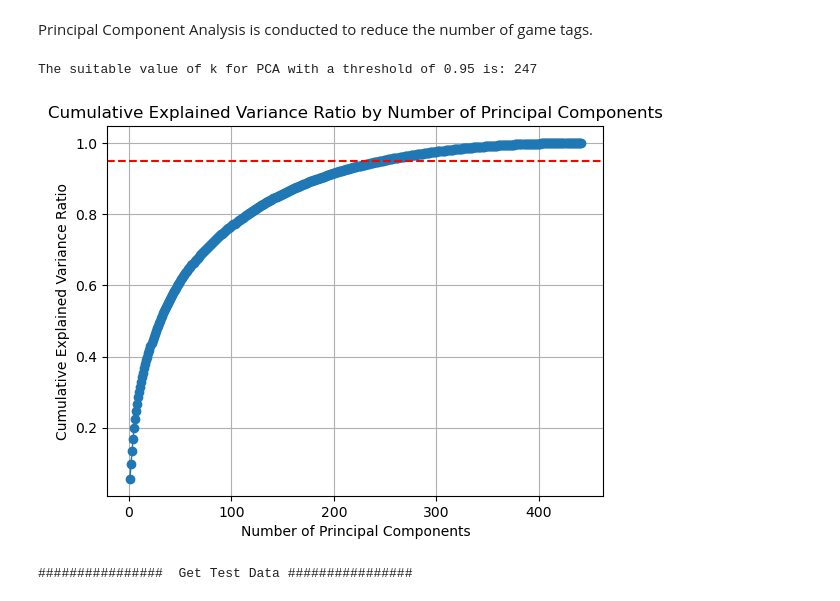
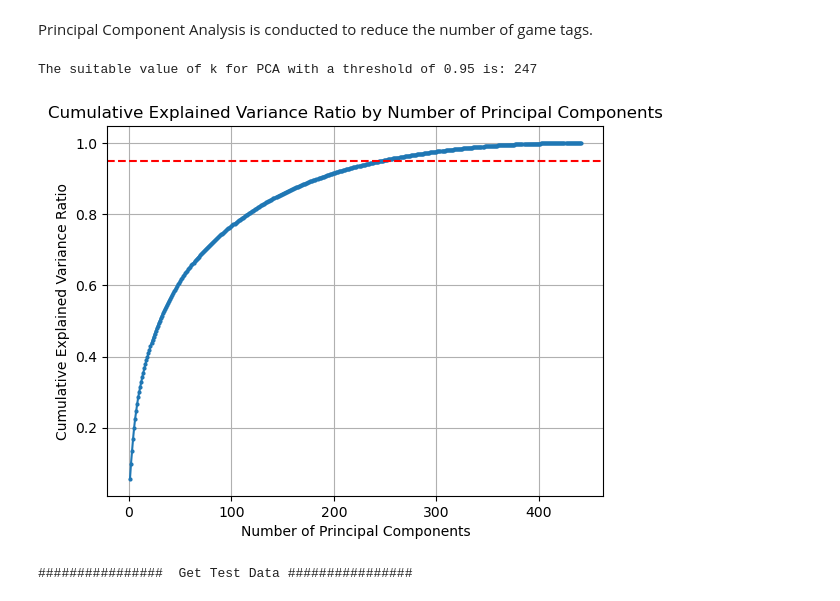
Before and after one commit to Rick0701/Videogames_Reccommendation, a Jupyter notebook: 08.Content-based_Filtering.ipynb, the cells around one changed output. Saved outputs shown, nothing was run; the diff lists cells and outputs as text; code cells hidden in the pictures.

```diff
--- a/08.Content-based_Filtering.ipynb
+++ b/08.Content-based_Filtering.ipynb
@@ -66,20 +66,20 @@ cumulative_variance_ratio = np.cumsum(pca.explained_variance_ratio_)
 # %%
 # Finding the suitable value of k
 k = np.argmax(cumulative_variance_ratio >= 0.95) + 1
 
 print("The suitable value of k for PCA with a threshold of 0.95 is:", k)
 
 # View cumulative explained variance ratio with threshold
-plt.plot(range(1, len(cumulative_variance_ratio) + 1), cumulative_variance_ratio, marker='o', linewidth=.2)
+plt.plot(range(1, len(cumulative_variance_ratio) + 1), cumulative_variance_ratio, marker='o', markersize=2)
 plt.axhline(y=0.95, color='r', linestyle='--', label='Threshold: 0.95')
 plt.xlabel('Number of Principal Components')
 plt.ylabel('Cumulative Explained Variance Ratio')
 plt.title('Cumulative Explained Variance Ratio by Number of Principal Components')
 plt.grid(True)
 plt.show()
 # %% [output]
 The suitable value of k for PCA with a threshold of 0.95 is: 247
-[figure, old version]
+[figure, new version]
 # %%
 N = 10
 k = 250
```
Also changed, not shown: 1 other file.
